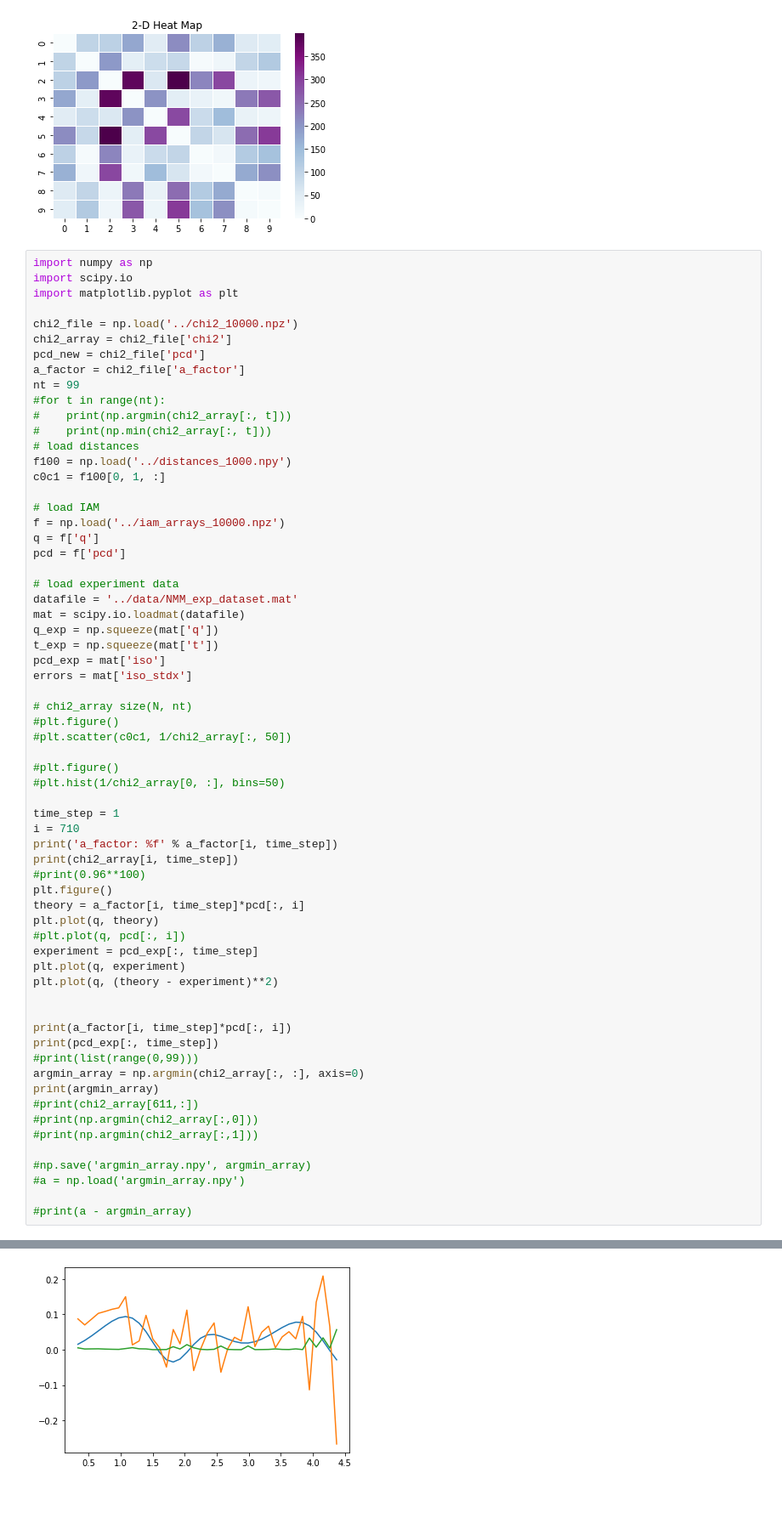
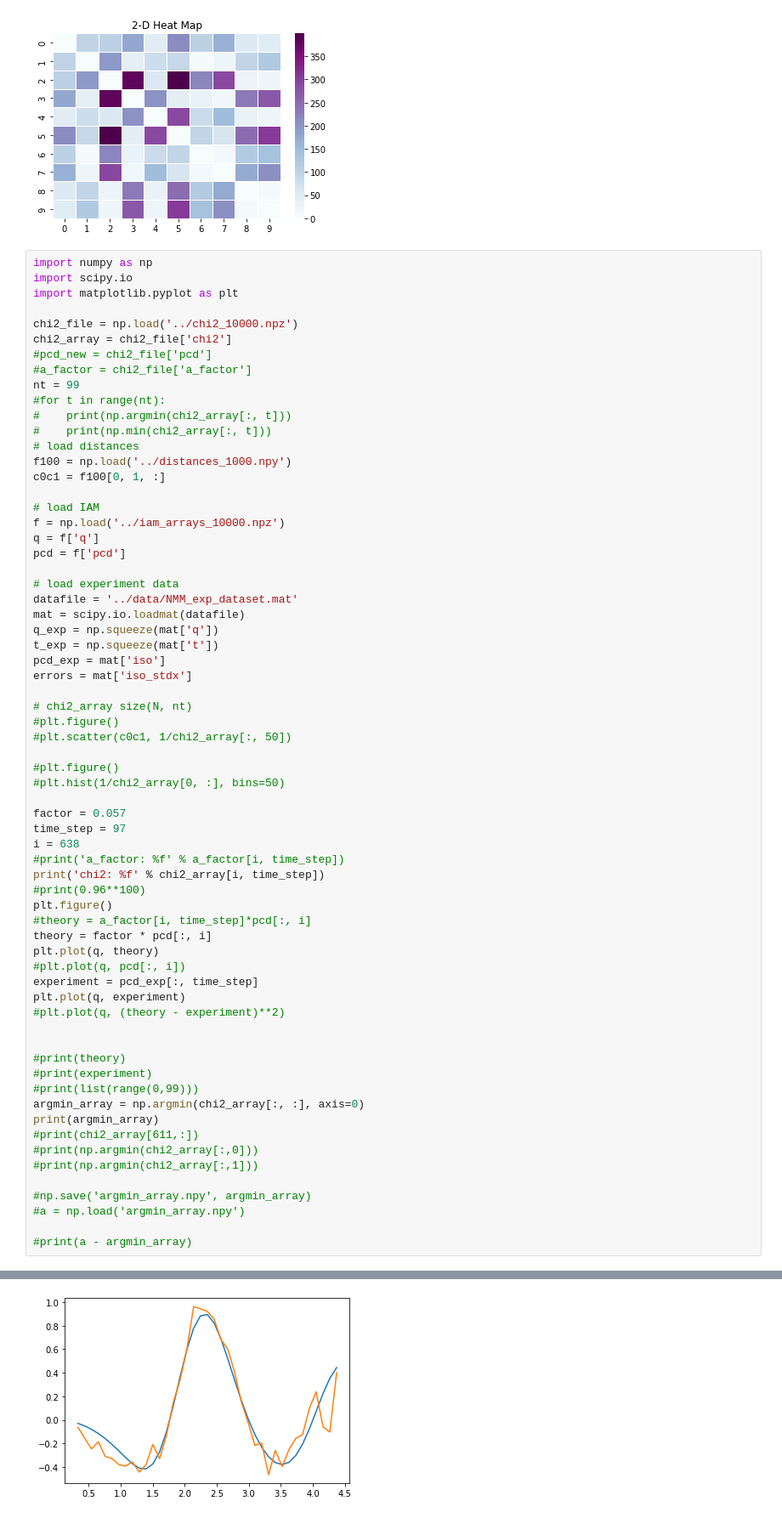
Before and after one commit to tnorthey/molecule, a Jupyter notebook: notebooks/bond_distances_histograms.ipynb, the cells around one changed output, grey strips where cells are left out. Shown: that part at 85% size. Drawn from its saved outputs; the diff is of its cells as text.

```diff
--- a/notebooks/bond_distances_histograms.ipynb
+++ b/notebooks/bond_distances_histograms.ipynb
@@ -171,8 +171,8 @@ import matplotlib.pyplot as plt
 
 chi2_file = np.load('../chi2_10000.npz')
 chi2_array = chi2_file['chi2']
-pcd_new = chi2_file['pcd']
-a_factor = chi2_file['a_factor']
+#pcd_new = chi2_file['pcd']
+#a_factor = chi2_file['a_factor']
 nt = 99
 #for t in range(nt):
 #    print(np.argmin(chi2_array[:, t]))
@@ -201,22 +201,24 @@ errors = mat['iso_stdx']
 #plt.figure()
 #plt.hist(1/chi2_array[0, :], bins=50)
 
-time_step = 1
-i = 710
-print('a_factor: %f' % a_factor[i, time_step])
-print(chi2_array[i, time_step])
+factor = 0.057
+time_step = 97
+i = 638
+#print('a_factor: %f' % a_factor[i, time_step])
+print('chi2: %f' % chi2_array[i, time_step])
 #print(0.96**100)
 plt.figure()
-theory = a_factor[i, time_step]*pcd[:, i]
+#theory = a_factor[i, time_step]*pcd[:, i]
+theory = factor * pcd[:, i]
 plt.plot(q, theory)
 #plt.plot(q, pcd[:, i])
 experiment = pcd_exp[:, time_step]
 plt.plot(q, experiment)
-plt.plot(q, (theory - experiment)**2)
+#plt.plot(q, (theory - experiment)**2)
 
 
-print(a_factor[i, time_step]*pcd[:, i])
-print(pcd_exp[:, time_step])
+#print(theory)
+#print(experiment)
 #print(list(range(0,99)))
 argmin_array = np.argmin(chi2_array[:, :], axis=0)
 print(argmin_array)
@@ -249 +243 @@ a_factor: -0.039232
-[figure, old version]
+[figure, new version]
```
Also changed, not shown: parts of 1 cell of this notebook, 5 other files.
